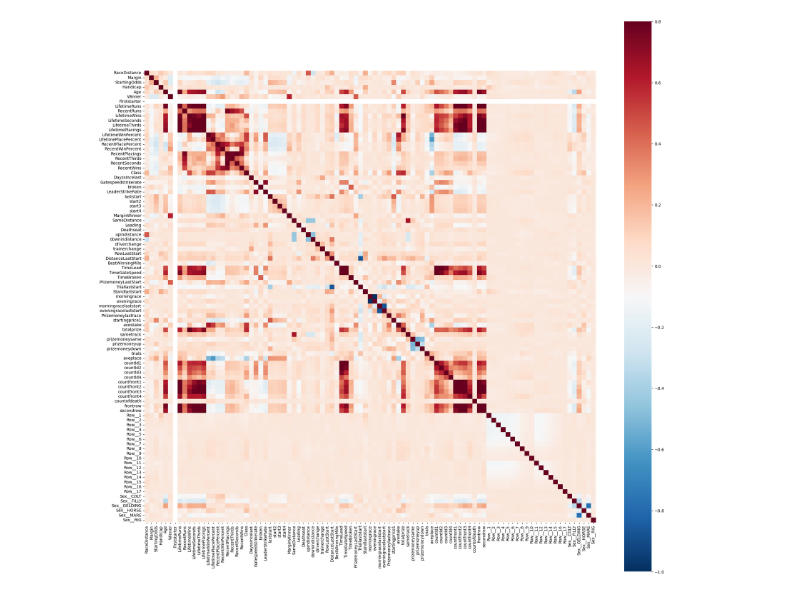
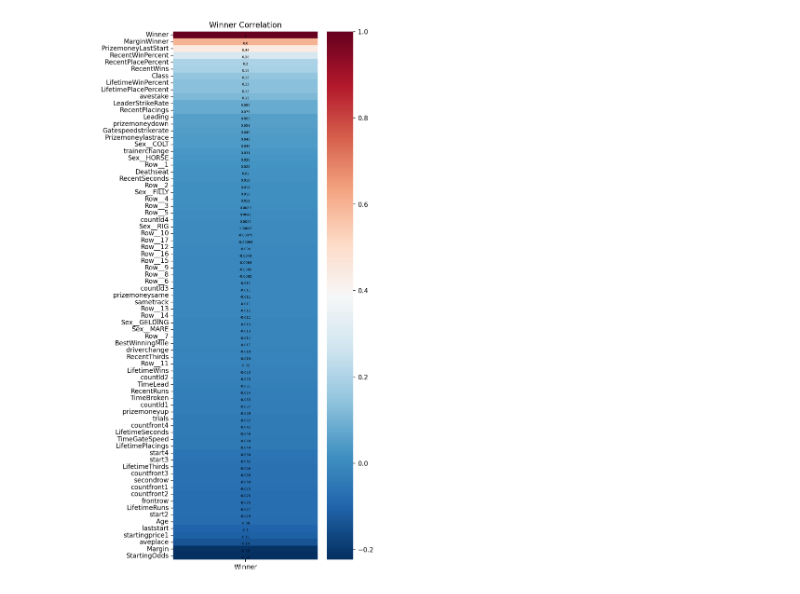
Before and after one commit to hassan-kamran/racing_bet_predictions, a Jupyter notebook: betting_model.ipynb, the cells around one changed output. Cells and saved outputs as stored; diff of their text form; code cells hidden in the pictures.

```diff
--- a/betting_model.ipynb
+++ b/betting_model.ipynb
@@ -61,12 +64,18 @@ horses = one_hot_encoding(horses, {'Row':'Row_','Sex': 'Sex_'})
 mean = horses.median()
 horses.fillna(mean, inplace=True)
 horses.to_csv('./data/clean_data.csv', index=False)
-# %%
-plt.figure(figsize=(25,25), dpi=100)
-sns.heatmap(horses.corr(), annot=False, cmap='RdBu_r', vmax=.8, square=True, cbar=True,)
-plt.show()
-# %% [output]
-[figure, removed]
+# %%
+winner = horses.pop('Winner')
+horses.insert(0, 'Winner', winner)
+corr = horses.corr().sort_values(by='Winner', ascending=False)
+winner_corr = corr[['Winner']]
+fig, ax = plt.subplots(figsize=(5,15), dpi=200)
+annot_kws = {"ha": 'center',"va": 'top', "size":5, "color": "black"}
+ax = sns.heatmap(winner_corr, annot=True, cmap='RdBu_r', vmax=winner_corr.max(), square=False, cbar=True, annot_kws=annot_kws)
+ax.set_title('Winner Correlation')
+plt.show()
+# %% [output]
+[figure, added]
 # %%
 horses.info(verbose=True, show_counts=True)
 # %% [output]
```
Also changed, not shown: parts of 9 cells of this notebook.
